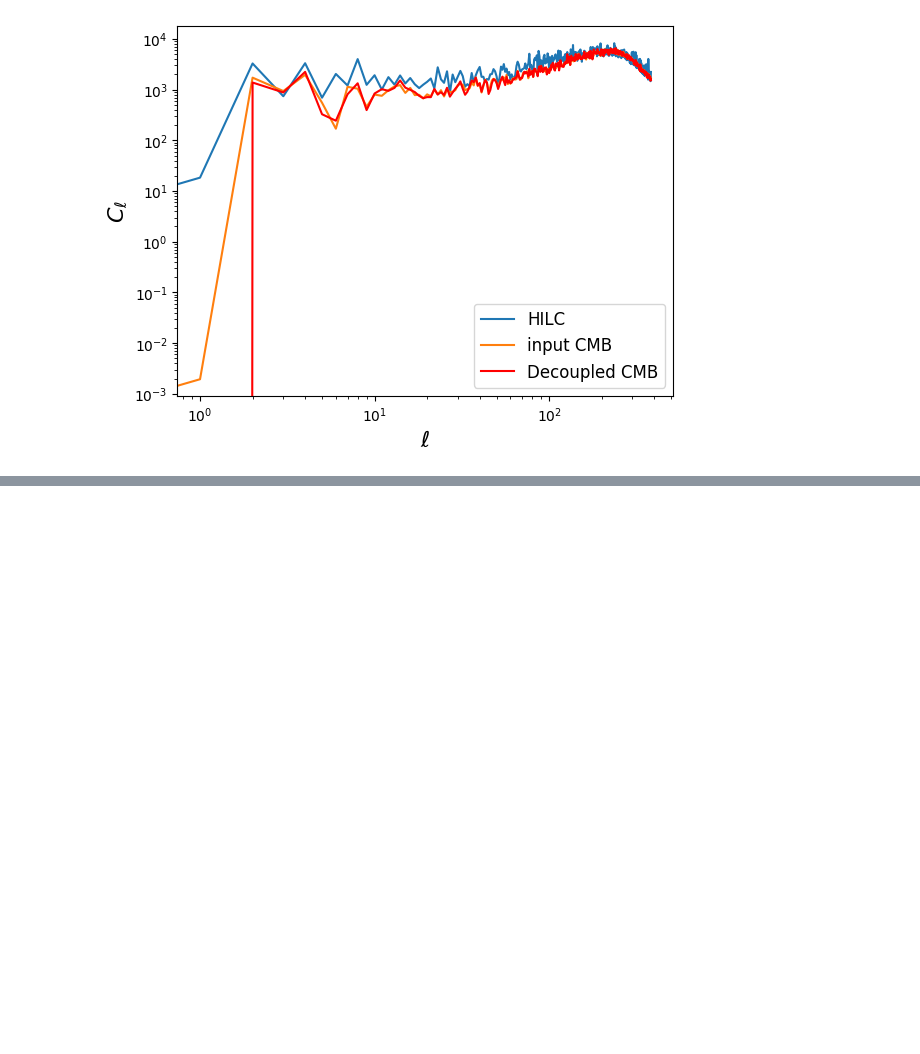
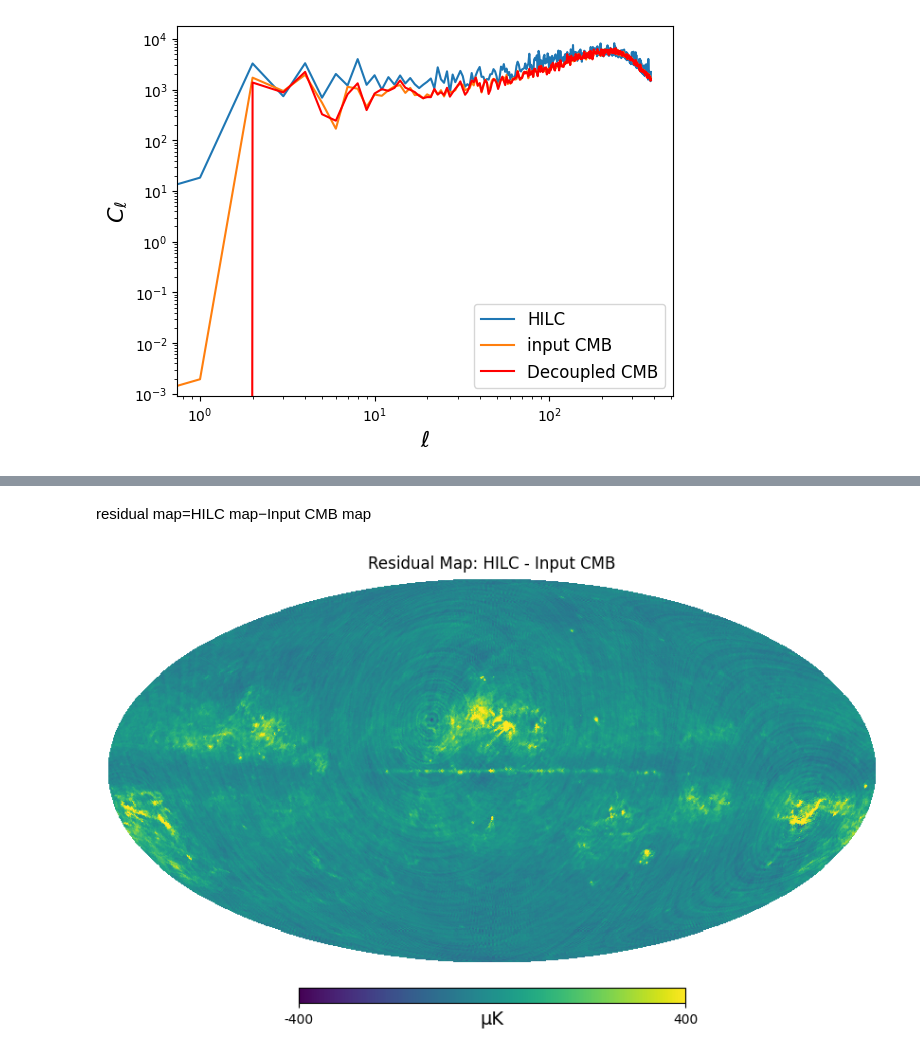
Before and after one commit to urwa99/Internship_Rome, a Jupyter notebook: masked_HILC.ipynb, the cells around one changed output, grey strips where cells are left out. Drawn from its saved outputs; the diff is of its cells as text; code cells hidden in the pictures; blank space fills up the shorter version.

```diff
--- a/masked_HILC.ipynb
+++ b/masked_HILC.ipynb
@@ -354,0 +405,8 @@ hp.mollview(maps_pl[4], title="Original Map with Foregrounds", min=-400, max=400
+# %% [markdown]
+residual map=HILC map−Input CMB map
+# %%
+residual_map = ilc - (1-mask)*cmb_pl[0]
+
+hp.mollview(residual_map, title="Residual Map: HILC - Input CMB", min=-400, max=400, unit="μK")
+# %% [output]
+[figure, added]
```
Also changed, not shown: parts of 15 cells of this notebook.
